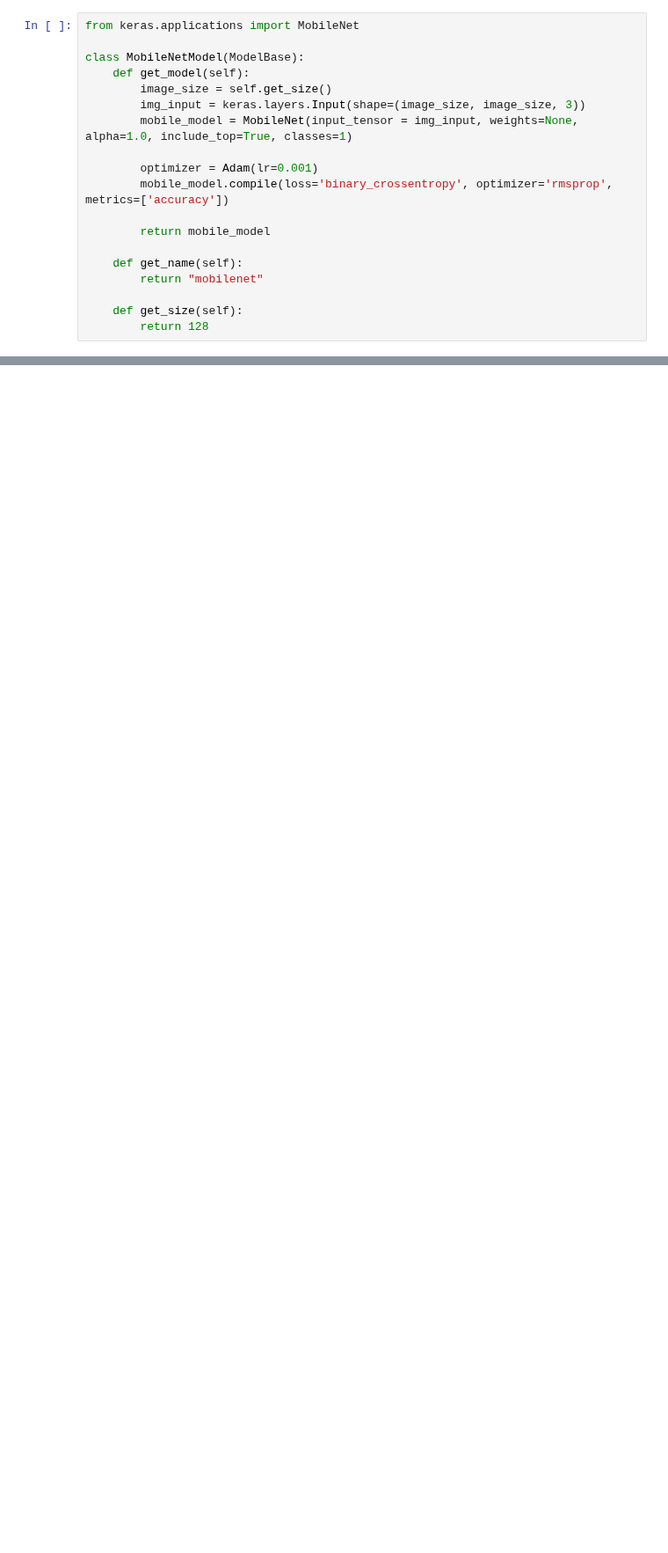
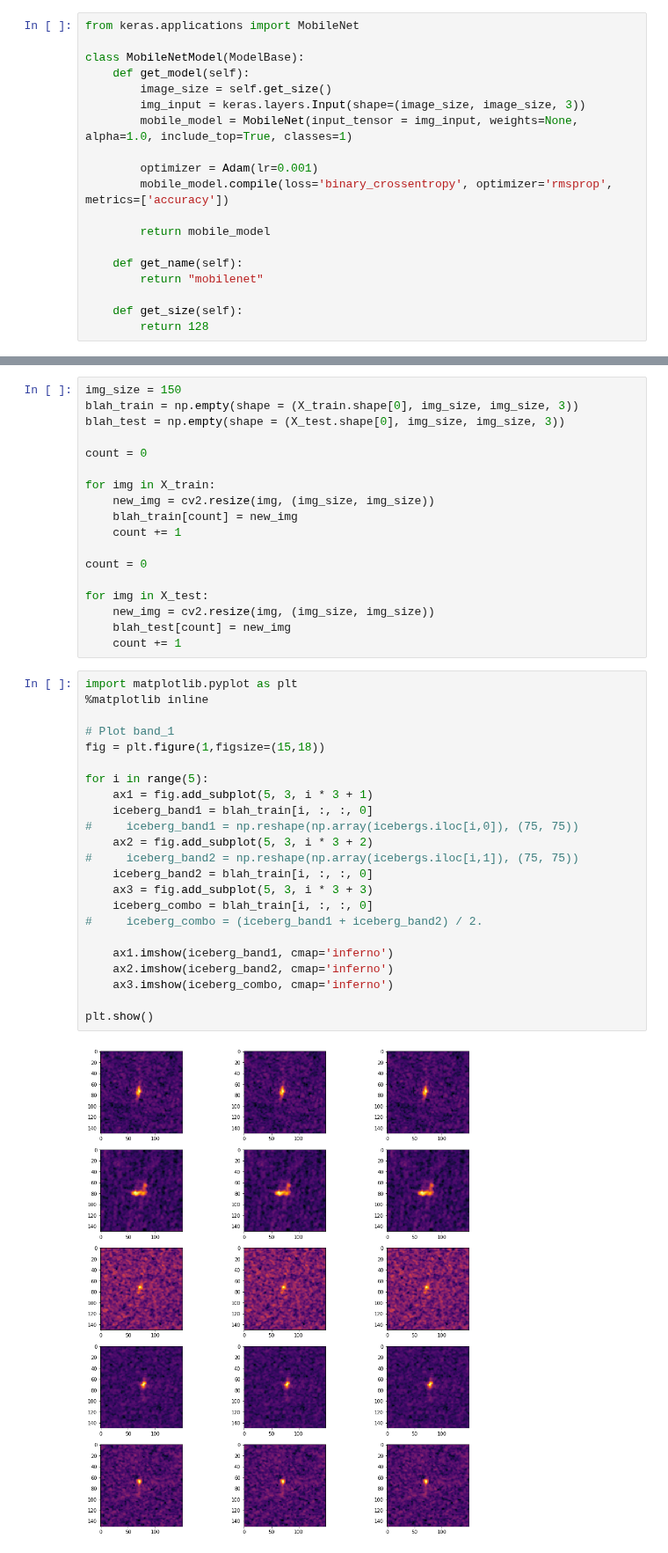
Before and after one commit to macwong/MachineLearning, a Jupyter notebook: Kaggle/Statoil C-CORE Iceberg Classifier/StackingV2/Try again.ipynb, the cells around one changed output, grey strips where cells are left out. Shown at 88% size. Saved outputs shown, nothing was run; the diff lists cells and outputs as text; blank space fills up the shorter version.

Commit message:
Some iceberg stuff

```diff
--- a/Kaggle/Statoil C-CORE Iceberg Classifier/StackingV2/Try again.ipynb
+++ b/Kaggle/Statoil C-CORE Iceberg Classifier/StackingV2/Try again.ipynb
@@ -528,0 +559,43 @@ KeyboardInterrupt:
+# %%
+img_size = 150
+blah_train = np.empty(shape = (X_train.shape[0], img_size, img_size, 3))
+blah_test = np.empty(shape = (X_test.shape[0], img_size, img_size, 3))
+
+count = 0
+
+for img in X_train:
+    new_img = cv2.resize(img, (img_size, img_size))
+    blah_train[count] = new_img
+    count += 1
+
+count = 0
+
+for img in X_test:
+    new_img = cv2.resize(img, (img_size, img_size))
+    blah_test[count] = new_img
+    count += 1
+# %%
+import matplotlib.pyplot as plt
+%matplotlib inline
+
+# Plot band_1
+fig = plt.figure(1,figsize=(15,18))
+
+for i in range(5):
+    ax1 = fig.add_subplot(5, 3, i * 3 + 1)
+    iceberg_band1 = blah_train[i, :, :, 0]
+#     iceberg_band1 = np.reshape(np.array(icebergs.iloc[i,0]), (75, 75))
+    ax2 = fig.add_subplot(5, 3, i * 3 + 2)
+#     iceberg_band2 = np.reshape(np.array(icebergs.iloc[i,1]), (75, 75))
+    iceberg_band2 = blah_train[i, :, :, 0]
+    ax3 = fig.add_subplot(5, 3, i * 3 + 3)
+    iceberg_combo = blah_train[i, :, :, 0]
+#     iceberg_combo = (iceberg_band1 + iceberg_band2) / 2.
+
+    ax1.imshow(iceberg_band1, cmap='inferno')
+    ax2.imshow(iceberg_band2, cmap='inferno')
+    ax3.imshow(iceberg_combo, cmap='inferno')
+
+plt.show()
+# %% [output]
+[figure, added]
```
Also changed, not shown: parts of 9 cells of this notebook, 7 other files.
